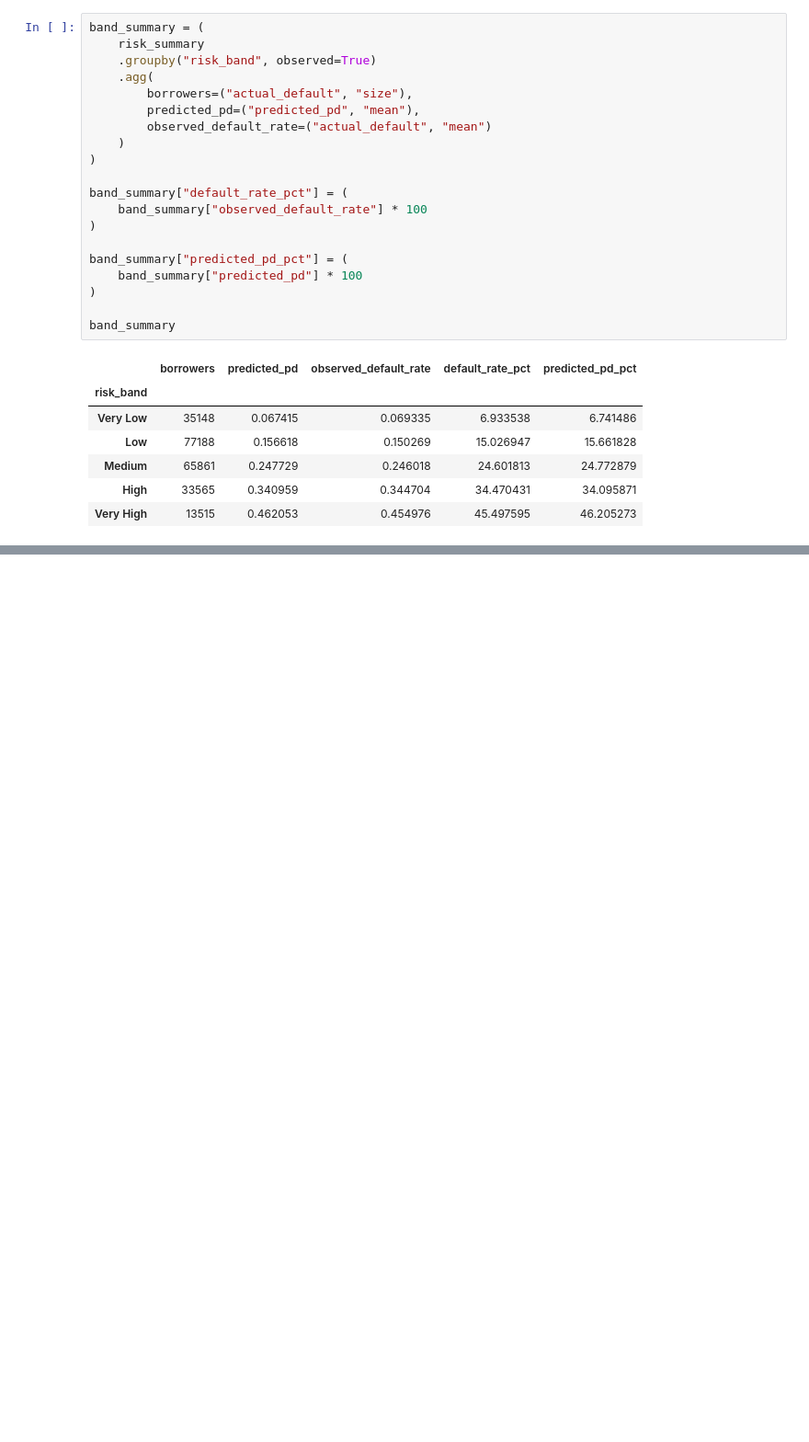
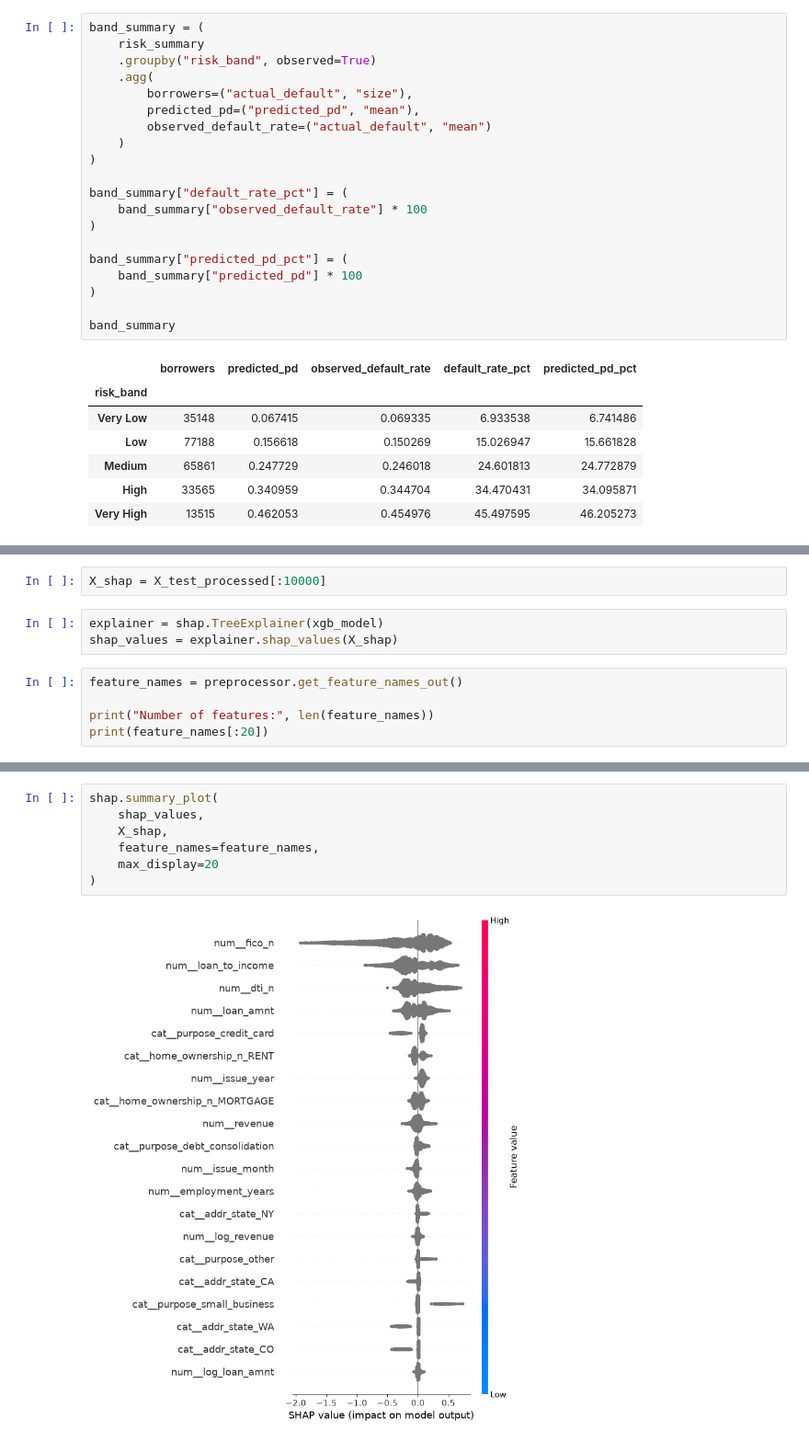
Before and after one commit to ananyamaz/credit-risk-loan-default, a Jupyter notebook: notebooks/01_data_understanding.ipynb, the cells around one changed output, grey strips where cells are left out. Shown at 92% size. Cells and saved outputs as stored; diff of their text form; blank space fills up the shorter version.

Commit message:
Add model evaluation and risk analysis

```diff
--- a/notebooks/01_data_understanding.ipynb
+++ b/notebooks/01_data_understanding.ipynb
@@ -1510,0 +1603,10 @@ band_summary
+# %%
+X_shap = X_test_processed[:10000]
+# %%
+explainer = shap.TreeExplainer(xgb_model)
+shap_values = explainer.shap_values(X_shap)
+# %%
+feature_names = preprocessor.get_feature_names_out()
+
+print("Number of features:", len(feature_names))
+print(feature_names[:20])
@@ -1510,0 +1623,9 @@ band_summary
+# %%
+shap.summary_plot(
+    shap_values,
+    X_shap,
+    feature_names=feature_names,
+    max_display=20
+)
+# %% [output]
+[figure, added]
```
Also changed, not shown: parts of 18 cells of this notebook, 4 other files.
